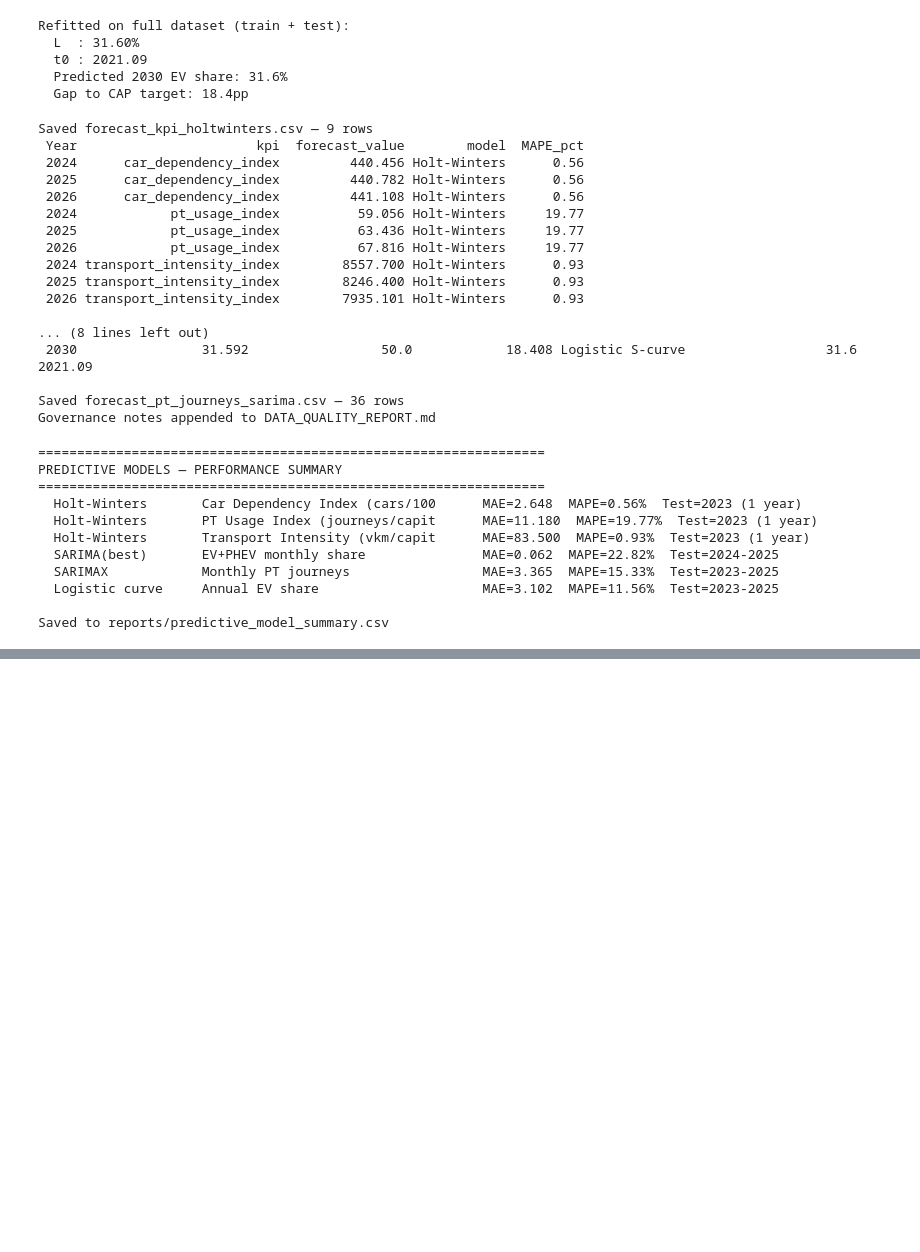
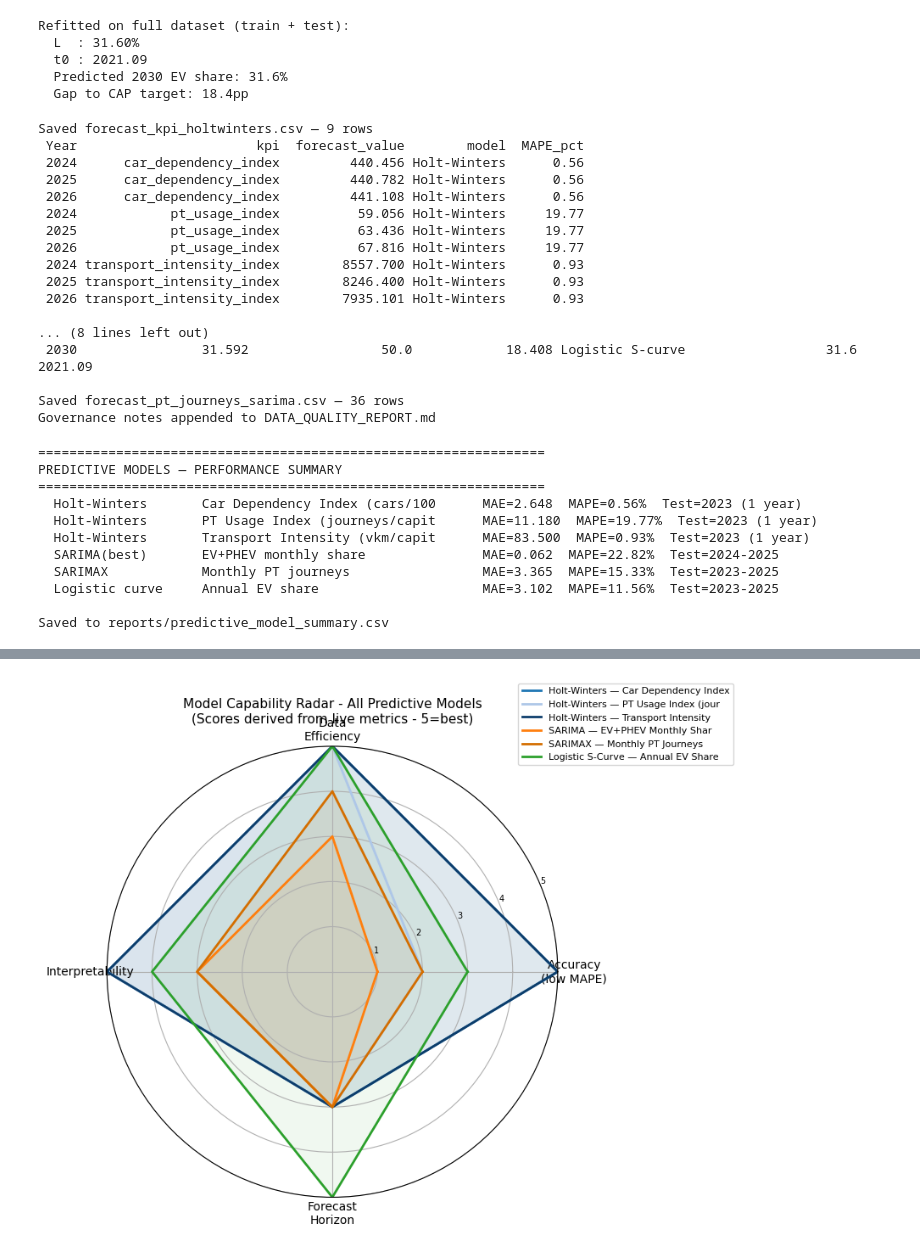
Before and after one commit to srb1024/IE_TRANSPORTs_DECARBONISATION_TRACKER, a Jupyter notebook: notebooks/03_predictive_analytics.ipynb, the cells around one changed output, grey strips where cells are left out. Drawn from its saved outputs; the diff is of its cells as text; code cells hidden in the pictures; blank space fills up the shorter version.

```diff
--- a/notebooks/03_predictive_analytics.ipynb
+++ b/notebooks/03_predictive_analytics.ipynb
@@ -789,0 +1035,80 @@ Saved to reports/predictive_model_summary.csv
+# %%
+# TILE 19 — Radar chart with scores derived from live metrics_df values
+
+import numpy as np
+
+def score_mape(mape):
+    if mape < 5:   return 5
+    elif mape < 10: return 4
+    elif mape < 15: return 3
+    elif mape < 20: return 2
+    else:           return 1
+
+def score_data_efficiency(n_train):
+    if n_train >= 100: return 3
+    elif n_train >= 20: return 4
+    elif n_train >= 5:  return 5
+    else:               return 5
+
+def score_interpretability(algo_type):
+    if algo_type == "Exponential Smoothing": return 5
+    elif algo_type == "Logistic S-Curve":    return 4
+    elif algo_type == "Seasonal ARIMA":      return 3
+    else:                                    return 3
+
+def score_forecast_horizon(horizon_str):
+    try:
+        start, end = [int(x) for x in horizon_str.split("-")]
+        years = end - start + 1
+        if years >= 6: return 5
+        elif years >= 4: return 4
+        elif years >= 2: return 3
+        else:            return 2
+    except:
+        return 3
+
+radar_rows = []
+for _, row in metrics_df.iterrows():
+    radar_rows.append({
+        "Model": f"{row['Model']} — {row['Series'][:20]}",
+        "Accuracy":         score_mape(row["MAPE"]),
+        "Data_Efficiency":  score_data_efficiency(row["Train_Points"]),
+        "Interpretability": score_interpretability(row["Algorithm_Type"]),
+        "Forecast_Horizon": score_forecast_horizon(row["Forecast_Horizon"])
+    })
+radar_df = pd.DataFrame(radar_rows)
+
+categories   = ["Accuracy", "Data_Efficiency", "Interpretability", "Forecast_Horizon"]
+N            = len(categories)
+angles       = [n / float(N) * 2 * np.pi for n in range(N)]
+angles      += angles[:1]
+
+model_colors = ["#1f77b4","#aec7e8","#0d3d6b",
+                "#ff7f0e","#d46e00","#2ca02c"]
+
+fig, ax = plt.subplots(figsize=(9, 9), subplot_kw=dict(polar=True))
+
+for i, row in radar_df.iterrows():
+    values  = [row[c] for c in categories]
+    values += values[:1]
+    color   = model_colors[i % len(model_colors)]
+    ax.plot(angles, values, linewidth=2,
+            linestyle="solid", label=row["Model"], color=color)
+    ax.fill(angles, values, alpha=0.07, color=color)
+
+ax.set_xticks(angles[:-1])
+ax.set_xticklabels(
+    ["Accuracy\n(low MAPE)", "Data\nEfficiency",
+     "Interpretability", "Forecast\nHorizon"], fontsize=10)
+ax.set_ylim(0, 5)
+ax.set_yticks([1, 2, 3, 4, 5])
+ax.set_yticklabels(["1","2","3","4","5"], fontsize=7)
+ax.legend(loc="upper right", bbox_to_anchor=(1.4, 1.15), fontsize=8)
+ax.set_title("Model Capability Radar - All Predictive Models\n"
+             "(Scores derived from live metrics - 5=best)",
+             fontsize=11, pad=20)
+plt.tight_layout()
+plt.savefig(FIG_DIR / "32_model_radar_chart.png", dpi=150, bbox_inches="tight")
+plt.show()
+# %% [output]
+[figure, added]
```
Also changed, not shown: parts of 20 cells of this notebook, 17 other files.
